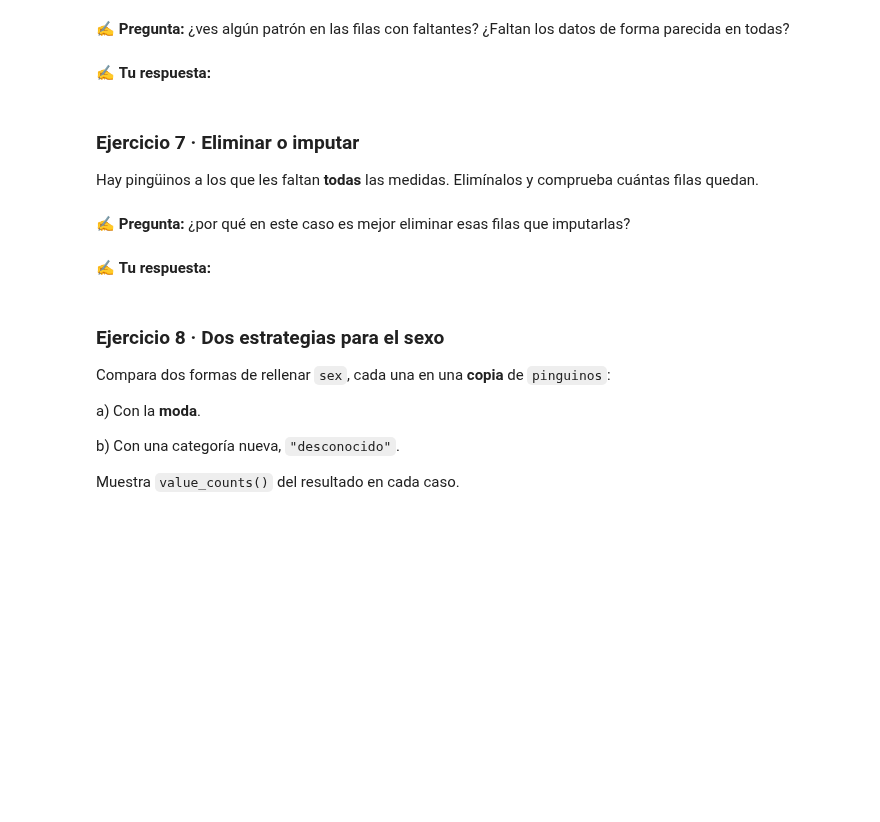
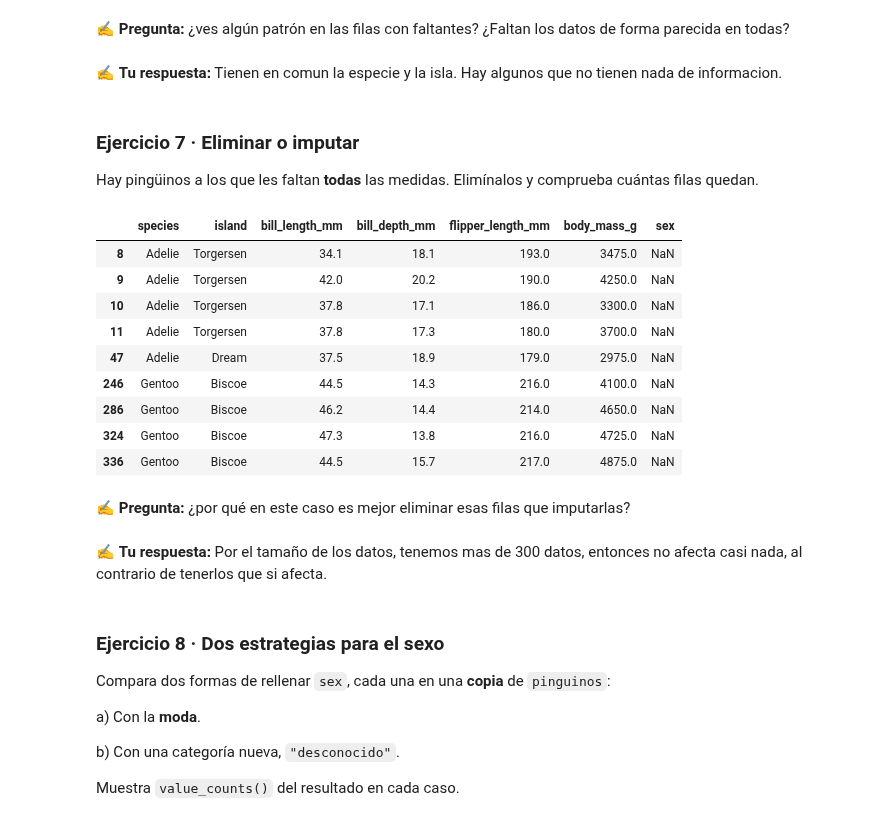
Before and after one commit to Flavs345009/ml-course, a Jupyter notebook: workspace/02_actividad_limpieza_outliers.ipynb, the cells around one changed output. Drawn from its saved outputs; the diff is of its cells as text; code cells hidden in the pictures; blank space fills up the shorter version.

```diff
--- a/workspace/02_actividad_limpieza_outliers.ipynb
+++ b/workspace/02_actividad_limpieza_outliers.ipynb
@@ -329,17 +329,30 @@ dtype: int64
 # %% [markdown]
 ✍️ **Pregunta:** ¿ves algún patrón en las filas con faltantes? ¿Faltan los datos de forma parecida en todas?
 # %% [markdown]
-✍️ **Tu respuesta:**
+✍️ **Tu respuesta:** Tienen en comun la especie y la isla. Hay algunos que no tienen nada de informacion.
 # %% [markdown]
 ### Ejercicio 7 · Eliminar o imputar
 
 Hay pingüinos a los que les faltan **todas** las medidas. Elimínalos y comprueba cuántas filas quedan.
 # %%
 # Tu código aquí
+penguins = penguins.dropna(subset=["bill_length_mm"])
+penguins[penguins["sex"].isna()]
+# %% [output]
+|  | species | island | bill_length_mm | bill_depth_mm | flipper_length_mm | body_mass_g | sex |
+| 8 | Adelie | Torgersen | 34.1 | 18.1 | 193.0 | 3475.0 | NaN |
+| 9 | Adelie | Torgersen | 42.0 | 20.2 | 190.0 | 4250.0 | NaN |
+| 10 | Adelie | Torgersen | 37.8 | 17.1 | 186.0 | 3300.0 | NaN |
+| 11 | Adelie | Torgersen | 37.8 | 17.3 | 180.0 | 3700.0 | NaN |
+| 47 | Adelie | Dream | 37.5 | 18.9 | 179.0 | 2975.0 | NaN |
+| 246 | Gentoo | Biscoe | 44.5 | 14.3 | 216.0 | 4100.0 | NaN |
+| 286 | Gentoo | Biscoe | 46.2 | 14.4 | 214.0 | 4650.0 | NaN |
+| 324 | Gentoo | Biscoe | 47.3 | 13.8 | 216.0 | 4725.0 | NaN |
+| 336 | Gentoo | Biscoe | 44.5 | 15.7 | 217.0 | 4875.0 | NaN |
 # %% [markdown]
 ✍️ **Pregunta:** ¿por qué en este caso es mejor eliminar esas filas que imputarlas?
 # %% [markdown]
-✍️ **Tu respuesta:**
+✍️ **Tu respuesta:** Por el tamaño de los datos, tenemos mas de 300 datos, entonces no afecta casi nada, al contrario de tenerlos que si afecta.
 # %% [markdown]
 ### Ejercicio 8 · Dos estrategias para el sexo
 
```
Also changed, not shown: parts of 3 cells of this notebook.
